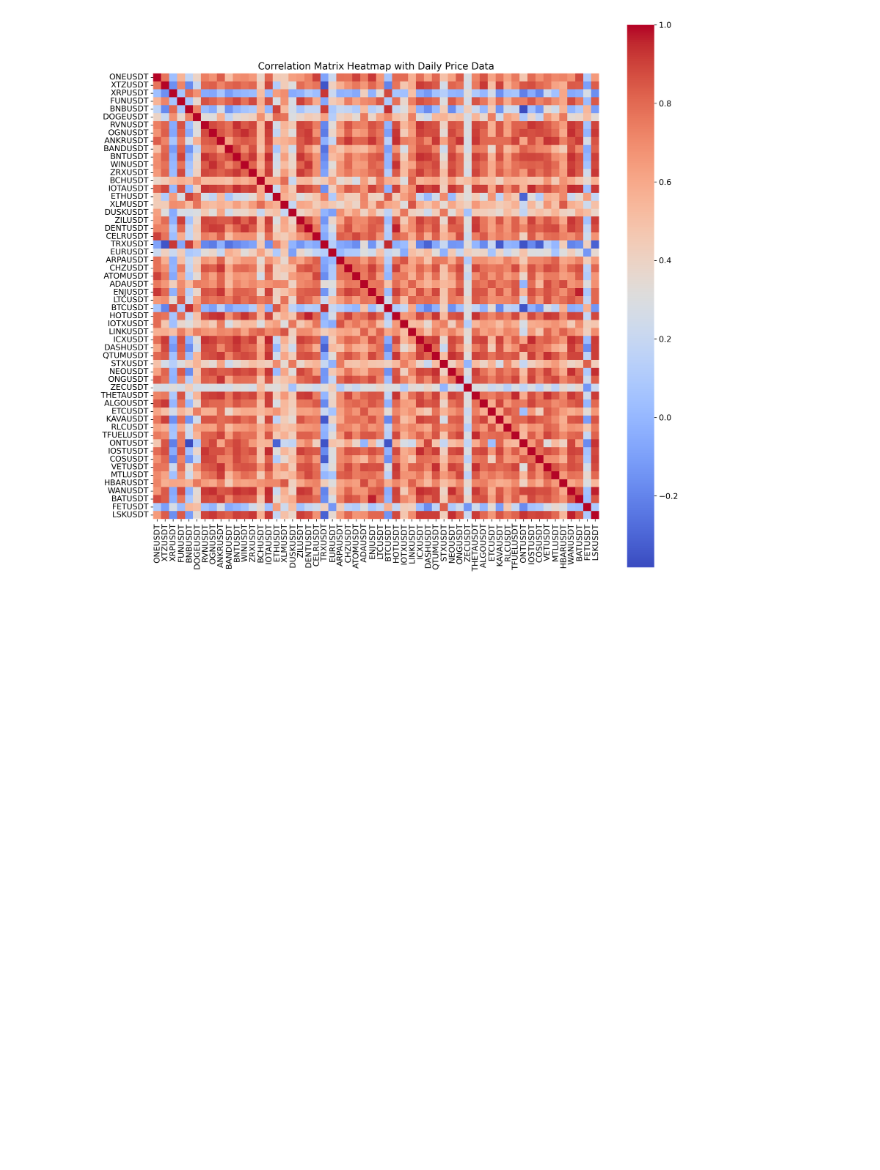
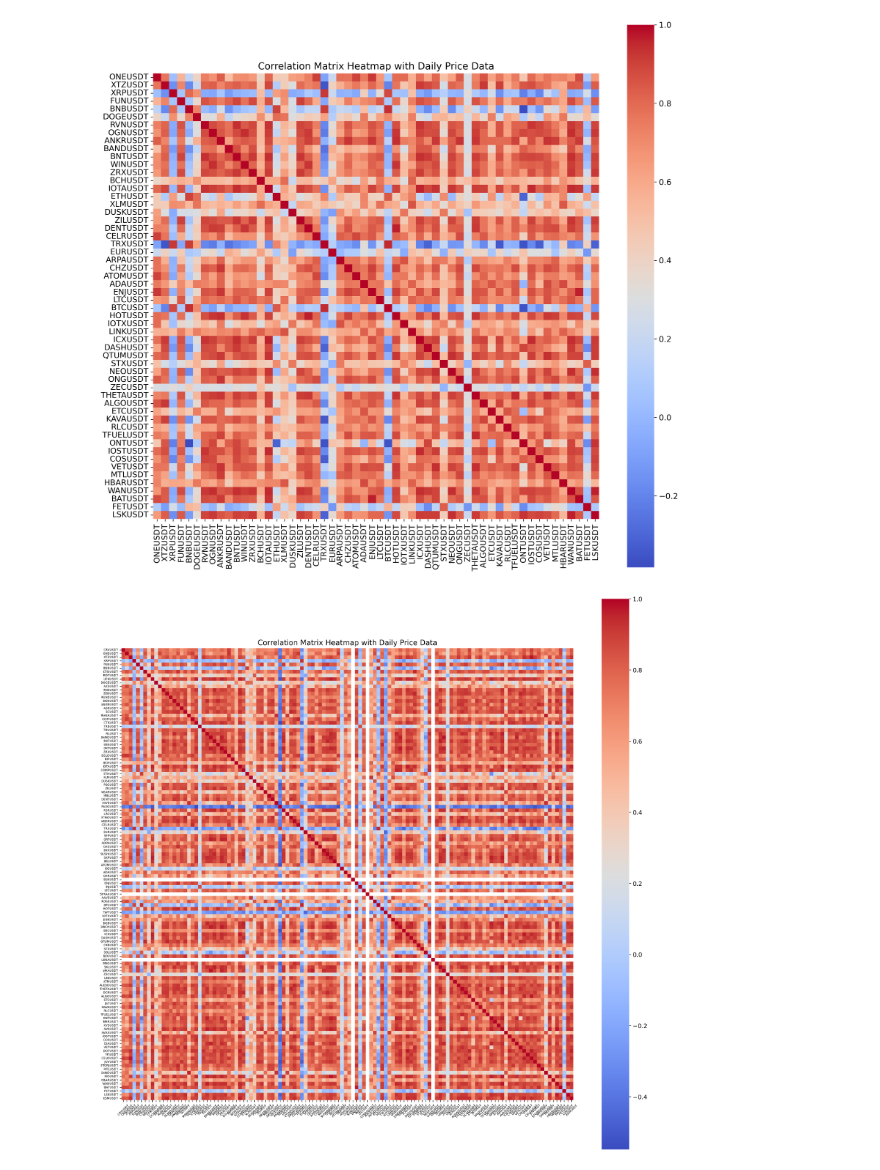
Before and after one commit to ZUZHYU/CTA-Strategy, a Jupyter notebook: All_coins_listing_statistics.ipynb, the cells around one changed output. Saved outputs shown, nothing was run; the diff lists cells and outputs as text; code cells hidden in the pictures; blank space fills up the shorter version.

```diff
--- a/All_coins_listing_statistics.ipynb
+++ b/All_coins_listing_statistics.ipynb
@@ -180,3 +180,50 @@ plt.savefig('image/heatmap.pdf',facecolor='white')
 plt.show()
 # %% [output]
 [figure]
+# %%
+daily_new_files = glob(file+'/new_*_daily_price.csv')
+daily_files = glob(file+'/*_daily_price.csv')
+daily_old_files = [i for i in daily_files if 'new' not in i]
+
+coin_to_analy = {}
+for f in tqdm(daily_old_files):
+    coin_usdt = pd.read_csv(f,header=0)
+    d = np.array(coin_usdt['Close Time'])
+
+    mindate = min(d)
+    maxdate = max(d)
+    # mindate = coin_usdt.loc[0]['Close Time']
+    # maxdate = coin_usdt.loc[len(coin_usdt)-1]['Close Time']
+    row_num = len(np.unique(d))
+    effective_data_ratio = row_num/((maxdate-mindate)/60000/60/24+1)
+    if row_num>365*5 and effective_data_ratio>0.95:
+        coin_to_analy[f] = effective_data_ratio
+
+
+tokens = np.array(list(coin_to_analy.keys()))
+n = len(tokens)
+corr_matrix = np.zeros((n, n))
+
+for i, t1 in tqdm(enumerate(tokens)):
+    for j, t2 in enumerate(tokens):
+        try:
+            corr_matrix[i][j] = calculate_coins_correlation(t1,t2)
+        except:
+            corr_matrix[i][j] = None
+
+import seaborn as sns
+token_names = [i.split('/')[-1].replace('_daily_price.csv', '') for i in tokens]
+
+plt.figure(figsize=(20,20))
+ax = sns.heatmap(corr_matrix, annot=False, cmap='coolwarm', square=True, xticklabels=token_names,
+            yticklabels=token_names)
+
+ax.tick_params(axis='x', labelsize=6, rotation=45)
+ax.tick_params(axis='y', labelsize=6)
+
+plt.title("Correlation Matrix Heatmap with Daily Price Data")
+plt.savefig('image/heatmap1.pdf',facecolor='white')
+
+plt.show()
+# %% [output]
+[figure, added]
```
